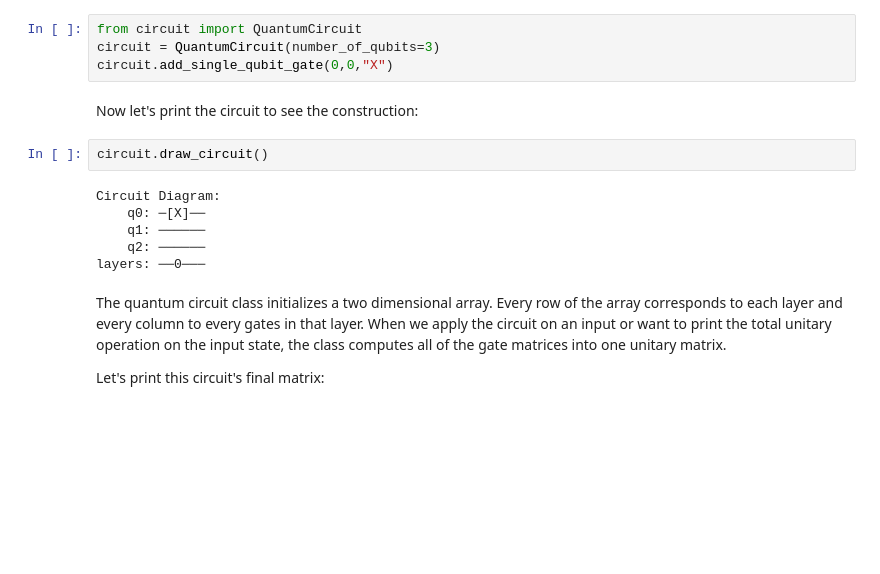
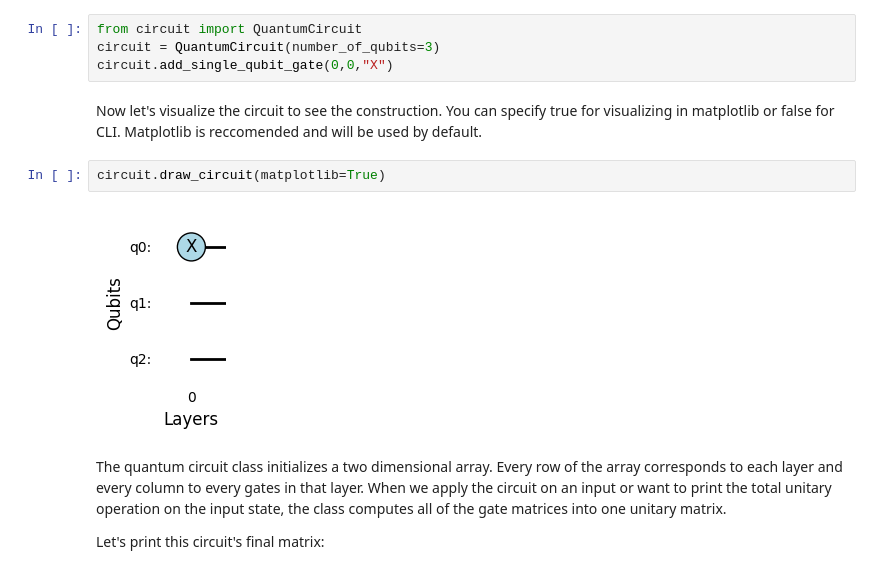
Before and after one commit to Dan7nm/Simple-Quantum-Circuits-Library, a Jupyter notebook: src/quickstart.ipynb, the cells around one changed output. Cells and saved outputs as stored; diff of their text form; blank space fills up the shorter version.

Commit message:
Improved visualization for the circuit using matplotlib

```diff
--- a/src/quickstart.ipynb
+++ b/src/quickstart.ipynb
@@ -232,15 +218,11 @@ from circuit import QuantumCircuit
 circuit = QuantumCircuit(number_of_qubits=3)
 circuit.add_single_qubit_gate(0,0,"X")
 # %% [markdown]
-Now let's print the circuit to see the construction:
+Now let's visualize the circuit to see the construction. You can specify true for visualizing in matplotlib or false for CLI. Matplotlib is reccomended and will be used by default.
 # %%
-circuit.draw_circuit()
+circuit.draw_circuit(matplotlib=True)
 # %% [output]
-Circuit Diagram:
-    q0: ─[X]──
-    q1: ──────
-    q2: ──────
-layers: ──0───
+[figure, added]
 # %% [markdown]
 The quantum circuit class initializes a two dimensional array. Every row of the array corresponds to each layer and every column to every gates in that layer. When we apply the circuit on an input or want to print the total unitary operation on the input state, the class computes all of the gate matrices into one unitary matrix.
 
```
Also changed, not shown: parts of 18 cells of this notebook, 2 other files.
